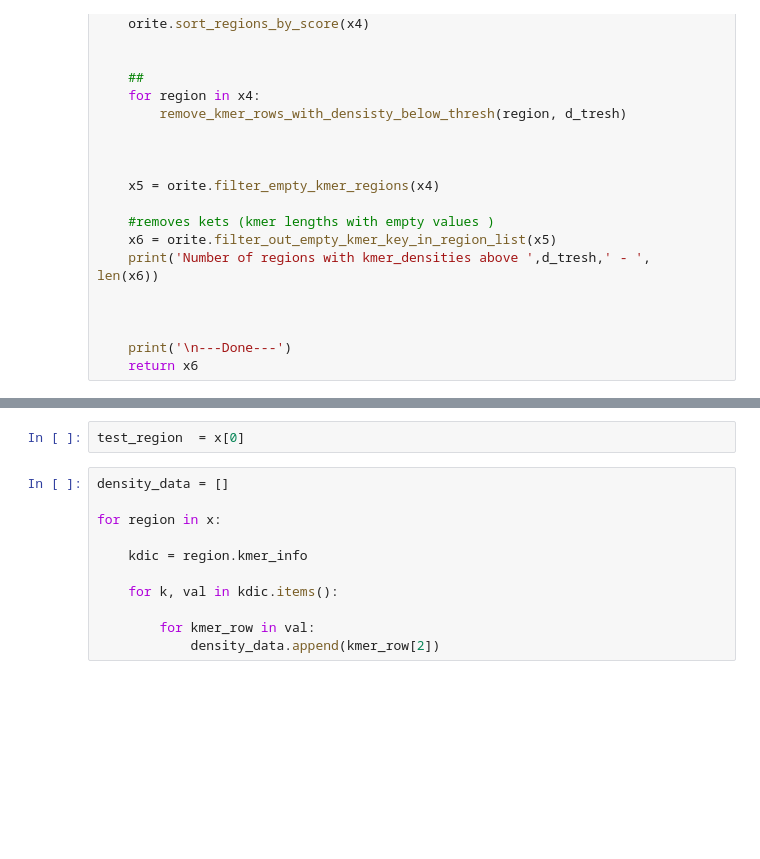
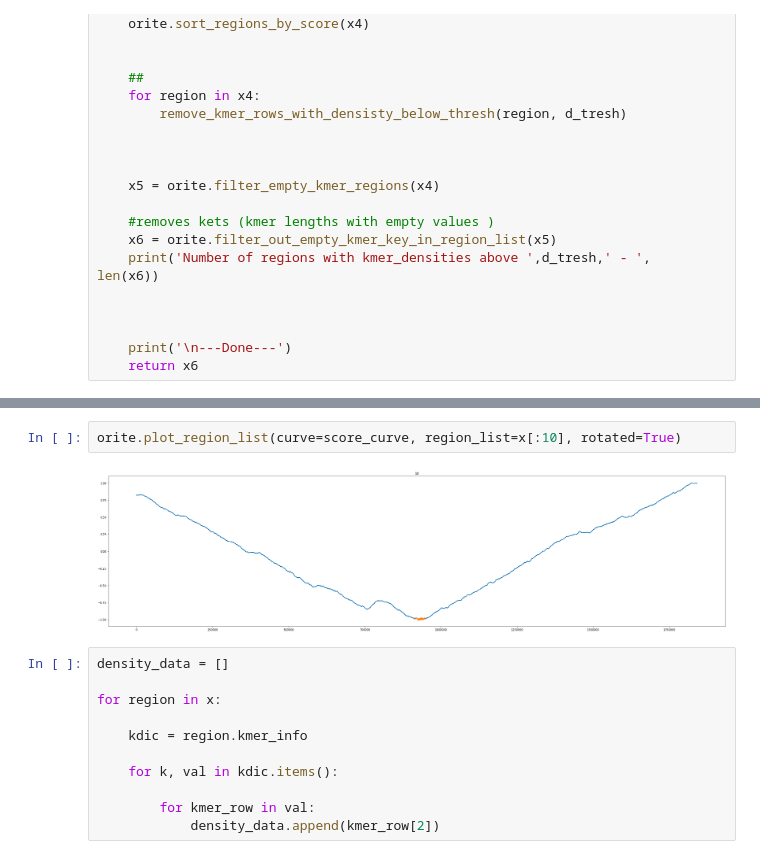
Before and after one commit to MohammedAlJaff/orite, a Jupyter notebook: whole_kmer_propess.ipynb, the cells around one changed output, grey strips where cells are left out. Saved outputs shown, nothing was run; the diff lists cells and outputs as text; blank space fills up the shorter version.

```diff
--- a/whole_kmer_propess.ipynb
+++ b/whole_kmer_propess.ipynb
@@ -216,5 +213,7 @@ region: 1 ---  score:  0.9946284204082576 ---- pos:  6225926 ---- max_relative_s
-# %%
-test_region  = x[0]
+# %%
+orite.plot_region_list(curve=score_curve, region_list=x[:10], rotated=True)
+# %% [output]
+[figure, added]
 # %%
 density_data = []
 
```
Also changed, not shown: parts of 9 cells of this notebook.
